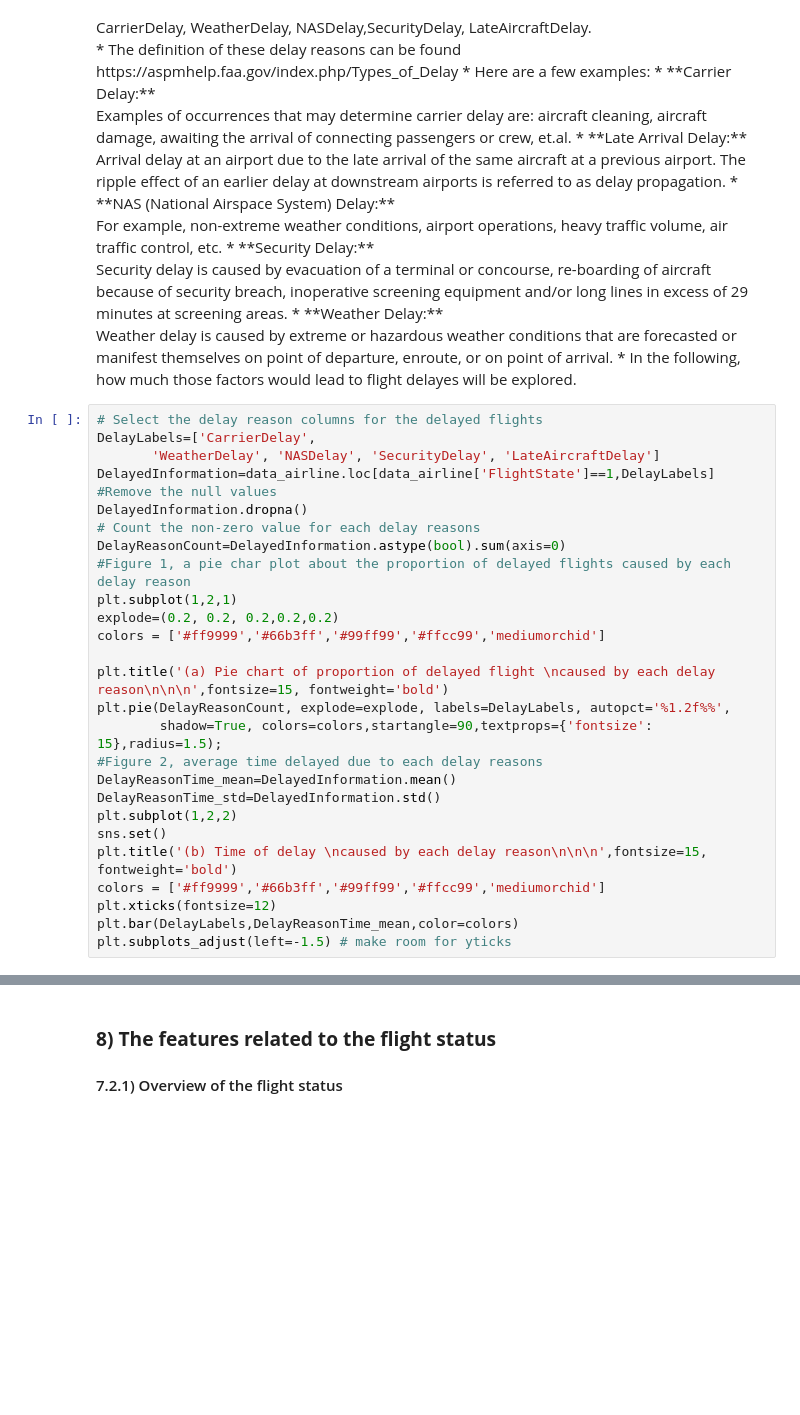
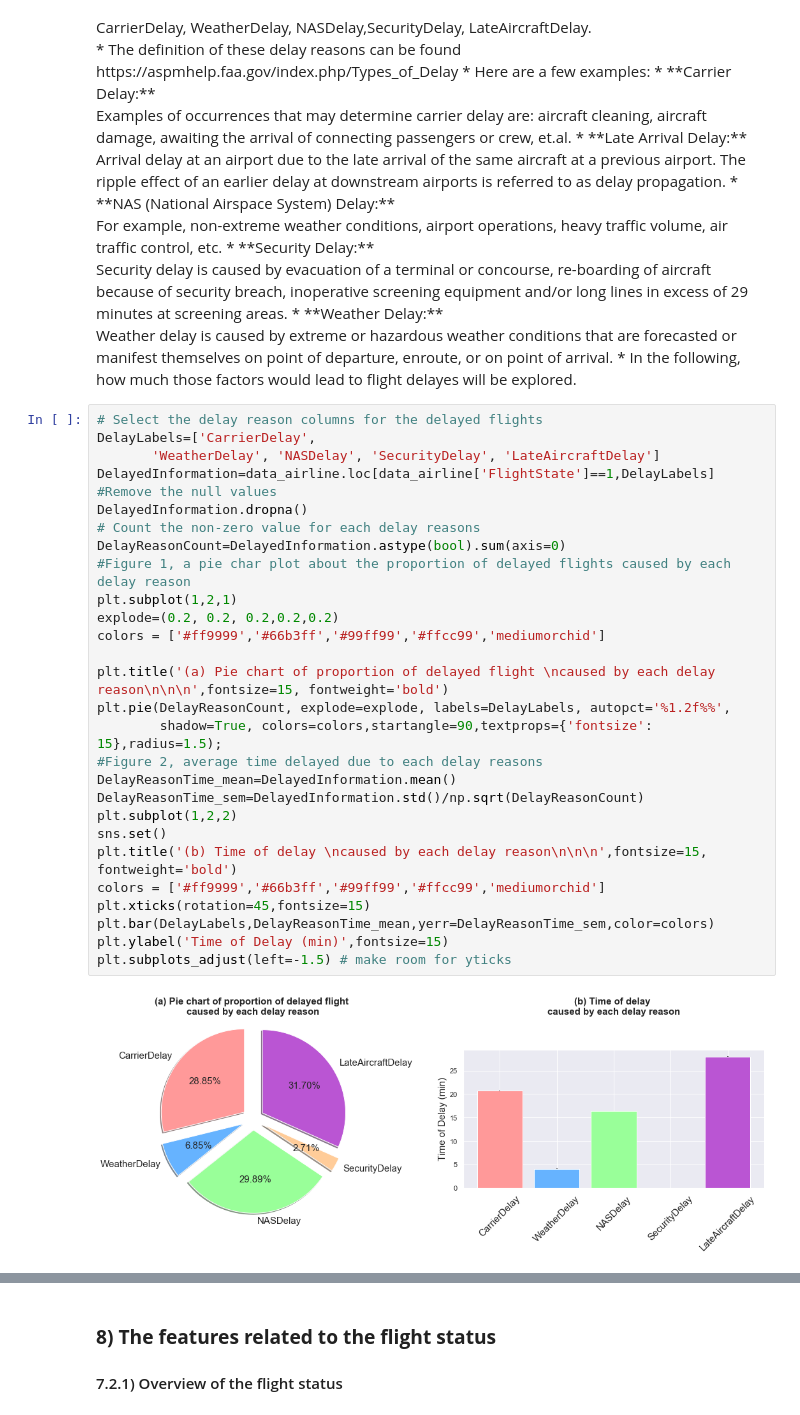
Before and after one commit to Wolfking2015/Final-Project-For-AML, a Jupyter notebook: final-project.ipynb, the cells around one changed output, grey strips where cells are left out. Cells and saved outputs as stored; diff of their text form; blank space fills up the shorter version.

```diff
--- a/final-project.ipynb
+++ b/final-project.ipynb
@@ -491,27 +491,30 @@ Weather delay is caused by extreme or hazardous weather conditions that are fore
 # %%
 # Select the delay reason columns for the delayed flights
 DelayLabels=['CarrierDelay',
        'WeatherDelay', 'NASDelay', 'SecurityDelay', 'LateAircraftDelay']
 DelayedInformation=data_airline.loc[data_airline['FlightState']==1,DelayLabels]
 #Remove the null values
 DelayedInformation.dropna()
 # Count the non-zero value for each delay reasons
 DelayReasonCount=DelayedInformation.astype(bool).sum(axis=0)
 #Figure 1, a pie char plot about the proportion of delayed flights caused by each delay reason
 plt.subplot(1,2,1)
 explode=(0.2, 0.2, 0.2,0.2,0.2)
 colors = ['#ff9999','#66b3ff','#99ff99','#ffcc99','mediumorchid']
 
 plt.title('(a) Pie chart of proportion of delayed flight \ncaused by each delay reason\n\n\n',fontsize=15, fontweight='bold')
 plt.pie(DelayReasonCount, explode=explode, labels=DelayLabels, autopct='%1.2f%%',
         shadow=True, colors=colors,startangle=90,textprops={'fontsize': 15},radius=1.5);
 #Figure 2, average time delayed due to each delay reasons
 DelayReasonTime_mean=DelayedInformation.mean()
-DelayReasonTime_std=DelayedInformation.std()
+DelayReasonTime_sem=DelayedInformation.std()/np.sqrt(DelayReasonCount)
 plt.subplot(1,2,2)
 sns.set()
 plt.title('(b) Time of delay \ncaused by each delay reason\n\n\n',fontsize=15, fontweight='bold')
 colors = ['#ff9999','#66b3ff','#99ff99','#ffcc99','mediumorchid']
-plt.xticks(fontsize=12)
-plt.bar(DelayLabels,DelayReasonTime_mean,color=colors)
+plt.xticks(rotation=45,fontsize=15)
+plt.bar(DelayLabels,DelayReasonTime_mean,yerr=DelayReasonTime_sem,color=colors)
+plt.ylabel('Time of Delay (min)',fontsize=15)
 plt.subplots_adjust(left=-1.5) # make room for yticks
+# %% [output]
+[figure, added]
```
Also changed, not shown: parts of 4 cells of this notebook.
